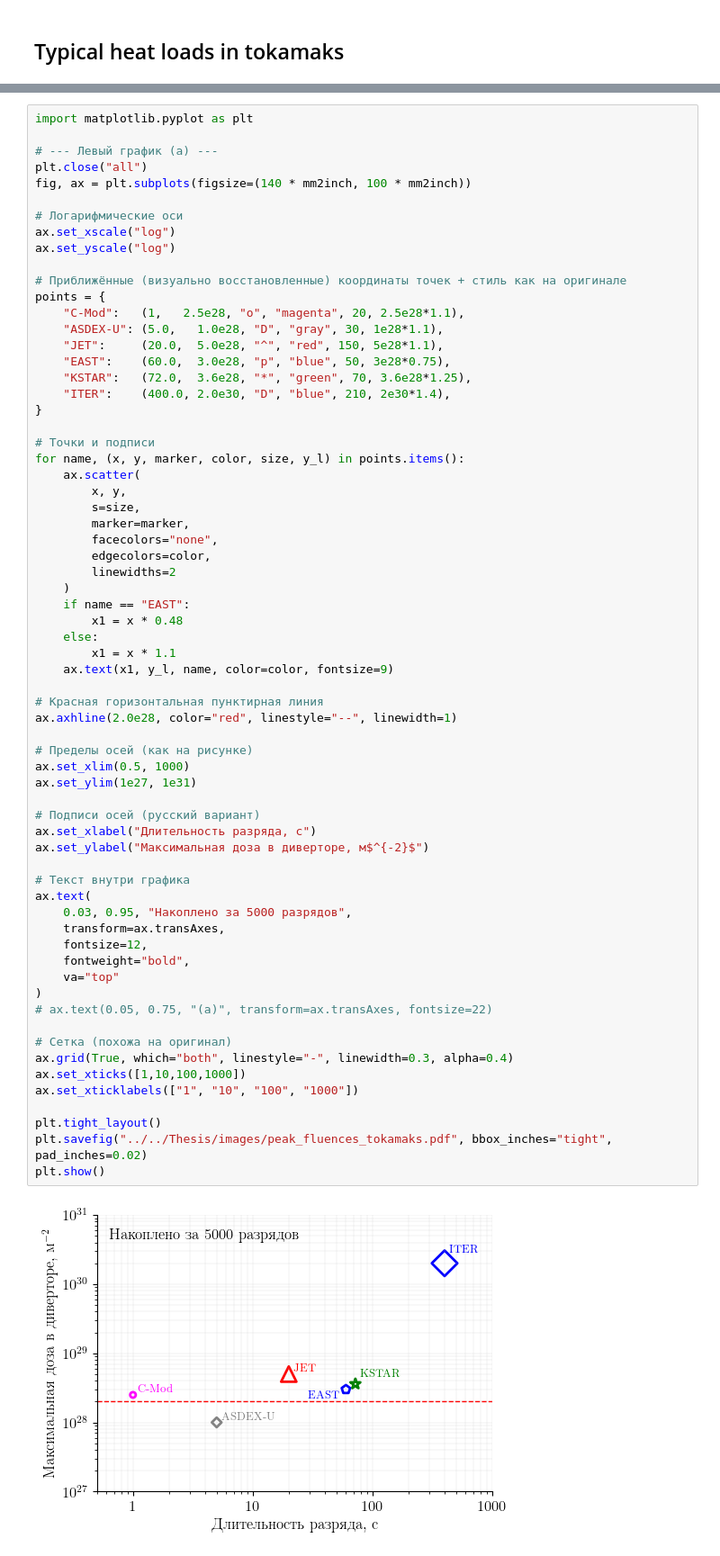
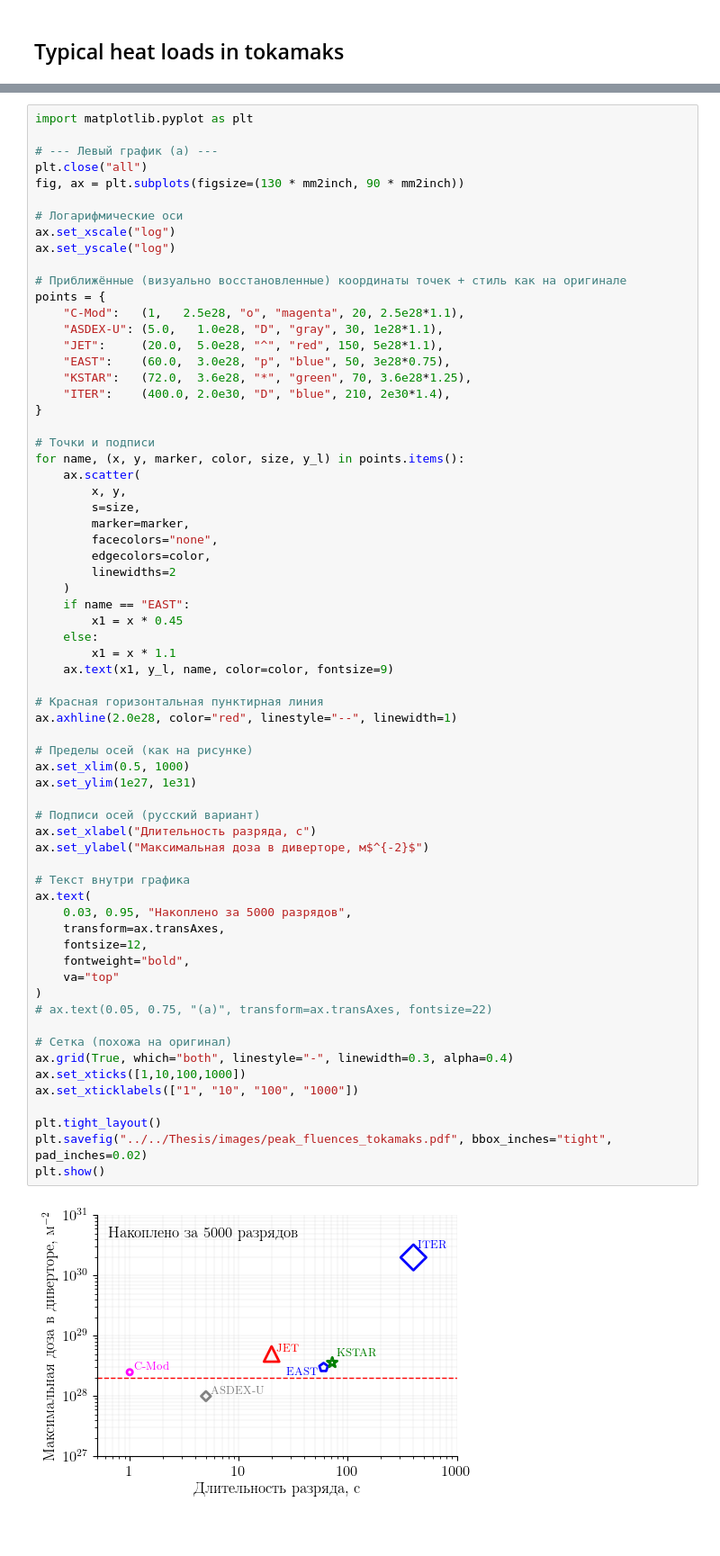
Before and after one commit to KulaginVladimir/PhD, a Jupyter notebook: Scripts/Chapter_1/Figures.ipynb, the cells around one changed output, grey strips where cells are left out. Shown at 90% size. Saved outputs shown, nothing was run; the diff lists cells and outputs as text; blank space fills up the shorter version.

```diff
--- a/Scripts/Chapter_1/Figures.ipynb
+++ b/Scripts/Chapter_1/Figures.ipynb
@@ -919,7 +919,7 @@ import matplotlib.pyplot as plt
 
 # --- Левый график (a) ---
 plt.close("all")
-fig, ax = plt.subplots(figsize=(140 * mm2inch, 100 * mm2inch))
+fig, ax = plt.subplots(figsize=(130 * mm2inch, 90 * mm2inch))
 
 # Логарифмические оси
 ax.set_xscale("log")
@@ -946,7 +946,7 @@ for name, (x, y, marker, color, size, y_l) in points.items():
         linewidths=2
     )
     if name == "EAST":
-        x1 = x * 0.48
+        x1 = x * 0.45
     else:
         x1 = x * 1.1
     ax.text(x1, y_l, name, color=color, fontsize=9)
@@ -954,31 +954,31 @@ for name, (x, y, marker, color, size, y_l) in points.items():
 # Красная горизонтальная пунктирная линия
 ax.axhline(2.0e28, color="red", linestyle="--", linewidth=1)
 
 # Пределы осей (как на рисунке)
 ax.set_xlim(0.5, 1000)
 ax.set_ylim(1e27, 1e31)
 
 # Подписи осей (русский вариант)
 ax.set_xlabel("Длительность разряда, с")
 ax.set_ylabel("Максимальная доза в диверторе, м$^{-2}$")
 
 # Текст внутри графика
 ax.text(
     0.03, 0.95, "Накоплено за 5000 разрядов",
     transform=ax.transAxes,
     fontsize=12,
     fontweight="bold",
     va="top"
 )
 # ax.text(0.05, 0.75, "(a)", transform=ax.transAxes, fontsize=22)
 
 # Сетка (похожа на оригинал)
 ax.grid(True, which="both", linestyle="-", linewidth=0.3, alpha=0.4)
 ax.set_xticks([1,10,100,1000])
 ax.set_xticklabels(["1", "10", "100", "1000"])
 
 plt.tight_layout()
 plt.savefig("../../Thesis/images/peak_fluences_tokamaks.pdf", bbox_inches="tight", pad_inches=0.02)
 plt.show()
 # %% [output]
-[figure, old version]
+[figure, new version]
```
Also changed, not shown: parts of 2 cells of this notebook, 14 other files.
